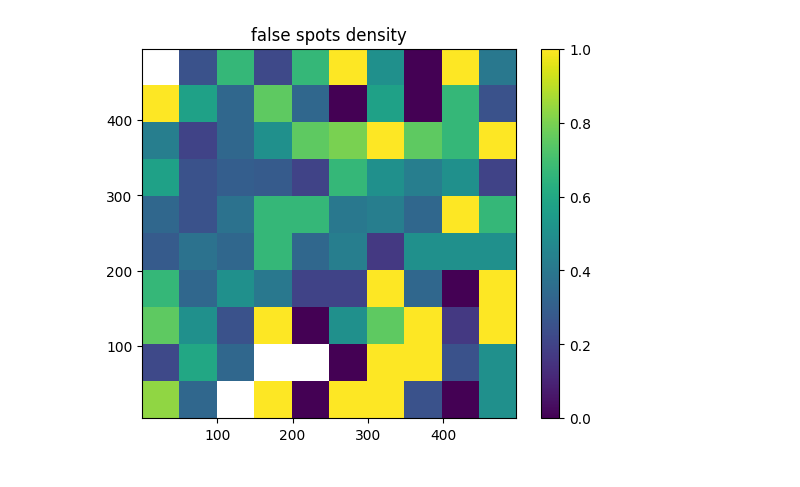
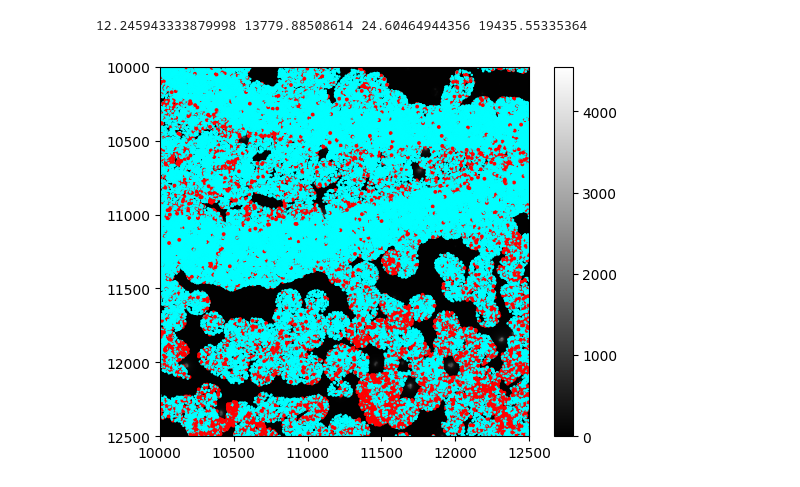
Before and after one commit to j-dichgans/my_txsim, a Jupyter notebook: metric_local.ipynb, the cells around one changed output. Saved outputs shown, nothing was run; the diff lists cells and outputs as text; code cells hidden in the pictures.

```diff
--- a/metric_local.ipynb
+++ b/metric_local.ipynb
@@ -94,16 +151,12 @@ def get_boolean_column(spots: pd.DataFrame, adata_sp: AnnData
     return df
-# %%
-#test get_boolean_column
-spots = pd.read_csv('C:/Users/mdichgan/Documents/Helmholtz/test/spots.csv')
-df = get_boolean_column(spots)
-print(df)
-print(df['x'].min(), df['x'].max(), df['y'].min(), df['y'].max())
-x_min, x_max, y_min, y_max = df['x'].min(), df['x'].max(), df['y'].min(), df['y'].max()
 # %%
 #test get_boolean_column
-df_exp0 = get_boolean_column(adata_exp0.uns['spots'],adata_sp=adata_exp0)
-df_exp0.head()
+df_exp0 = get_boolean_column(adata_sp=adata_exp0, adata_sc=adata_Yao)
 print(df_exp0['x'].min(), df_exp0['x'].max(), df_exp0['y'].min(), df_exp0['y'].max())
+# %% [output]
+12.245943333879998 13779.88508614 24.60464944356 19435.55335364
+# %%
+x_min, x_max, y_min, y_max = df_exp0['x'].min(), df_exp0['x'].max(), df_exp0['y'].min(), df_exp0['y'].max()
 # %%
 def plot_spots(x_min: int, x_max: int, y_min: int, y_max: int, spots: pd.DataFrame, image: str):
     """plot gene spots
@@ -119,16 +172,20 @@ def plot_spots(x_min: int, x_max: int, y_min: int, y_max: int, spots: pd.DataFra
        image: str
             path to tif file containing image of dapi stained cell-nuclei
     """
+#    TODO: if no crop provided spots over whole image
+
+    df = spots
     s_factor = 0.6
 
     fig, ax = plt.subplots()
-#   df = get_boolean_column(spots)
 
     x = imread(image)
 
-    #x = x[int(x_min):int(x_max),int(y_min):int(y_max)] funktioniert nicht
+    ax.axis([x_min, x_max, y_max, y_min])
+    plot = ax.imshow(x,cmap = "binary_r", origin = 'upper')
 
-    plot = ax.imshow(x,cmap = "binary_r", origin = 'lower')
+    #filter spots
+    df = df.loc[(df['x']>= x_min) & (df['x']<=x_max) & (df['y']>=y_min) & (df['y']<=y_max)]
 
     ax.scatter(
         df['x'],df['y'],
@@ -136,5 +193,4 @@ def plot_spots(x_min: int, x_max: int, y_min: int, y_max: int, spots: pd.DataFra
         color = ["cyan" if v else "red" for v in df["in_correct_celltype"]],
     )
 
-    ax.axis([x_min, x_max, y_min, y_max ])
     fig.colorbar(plot, ax = ax)
@@ -147,0 +197,4 @@ plot_spots(
+# %%
+plot_spots(10000,12500,10000,12500,df_exp0,r"C:\Users\mdichgan\Documents\Helmholtz\send_to_Jakob\tif_images\background.tiff")
+# %% [output]
+[figure, added]
@@ -193,7 +272 @@ def wrong_spot_density(spots: pd.DataFrame #, x_min: int, x_max: int, y_min: int
     fig.colorbar(plot)
-# %%
-wrong_spot_density(spots=df,bins=[10,10])
-
-# wrong_spot_density(spots=df_exp0,bins=[50,50])         wieso funktioniert es hier nicht? Wieso colorbar bis -0.1!?
-# %% [output]
-[figure, removed]
```
Also changed, not shown: parts of 13 cells of this notebook, 1 other file.
